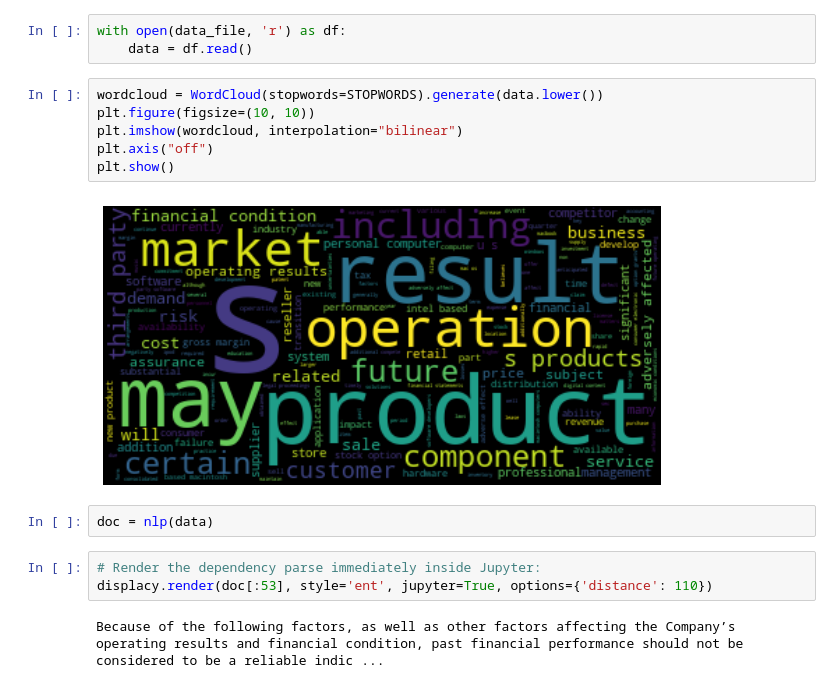
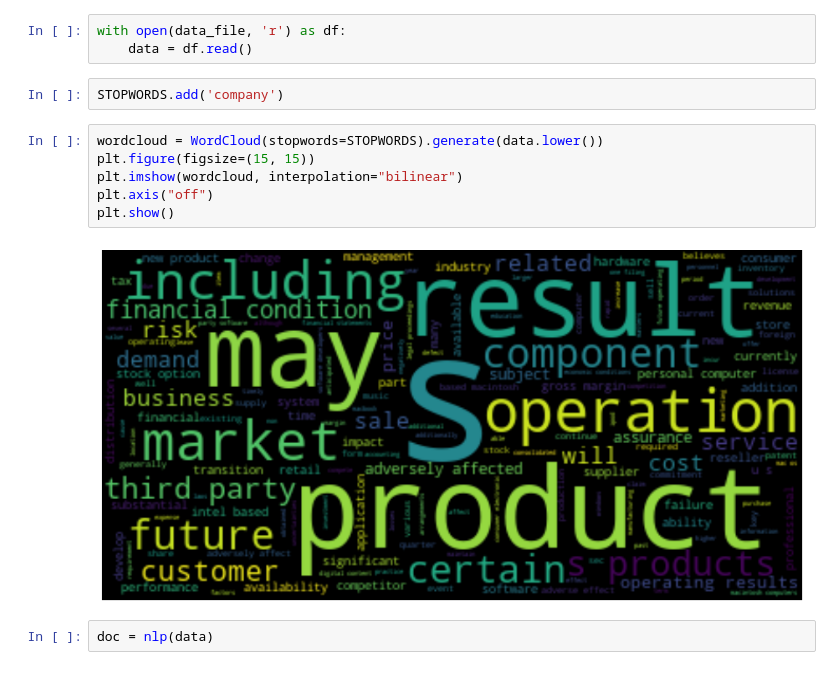
Before and after one commit to Dhruv26/10K-emerging-risk-detection, a Jupyter notebook: notebooks/risk_section_wordcloud.ipynb, the cells around one changed output. Drawn from its saved outputs; the diff is of its cells as text.

```diff
--- a/notebooks/risk_section_wordcloud.ipynb
+++ b/notebooks/risk_section_wordcloud.ipynb
@@ -14,20 +21,17 @@ data_file = os.path.join(Config.risk_dir(), file_name)
 # %%
 with open(data_file, 'r') as df:
     data = df.read()
+# %%
+STOPWORDS.add('company')
 # %%
 wordcloud = WordCloud(stopwords=STOPWORDS).generate(data.lower())
-plt.figure(figsize=(10, 10))
+plt.figure(figsize=(15, 15))
 plt.imshow(wordcloud, interpolation="bilinear")
 plt.axis("off")
 plt.show()
 # %% [output]
-[figure, old version]
+[figure, new version]
 # %%
 doc = nlp(data)
-# %%
-# Render the dependency parse immediately inside Jupyter:
-displacy.render(doc[:53], style='ent', jupyter=True, options={'distance': 110})
-# %% [output]
-Because of the following factors, as well as other factors affecting the Company’s operating results and financial condition, past financial performance should not be considered to be a reliable indic ...
 # %%
 sents = list(doc.sents)
```
Also changed, not shown: parts of 25 cells of this notebook, 5 other files.
